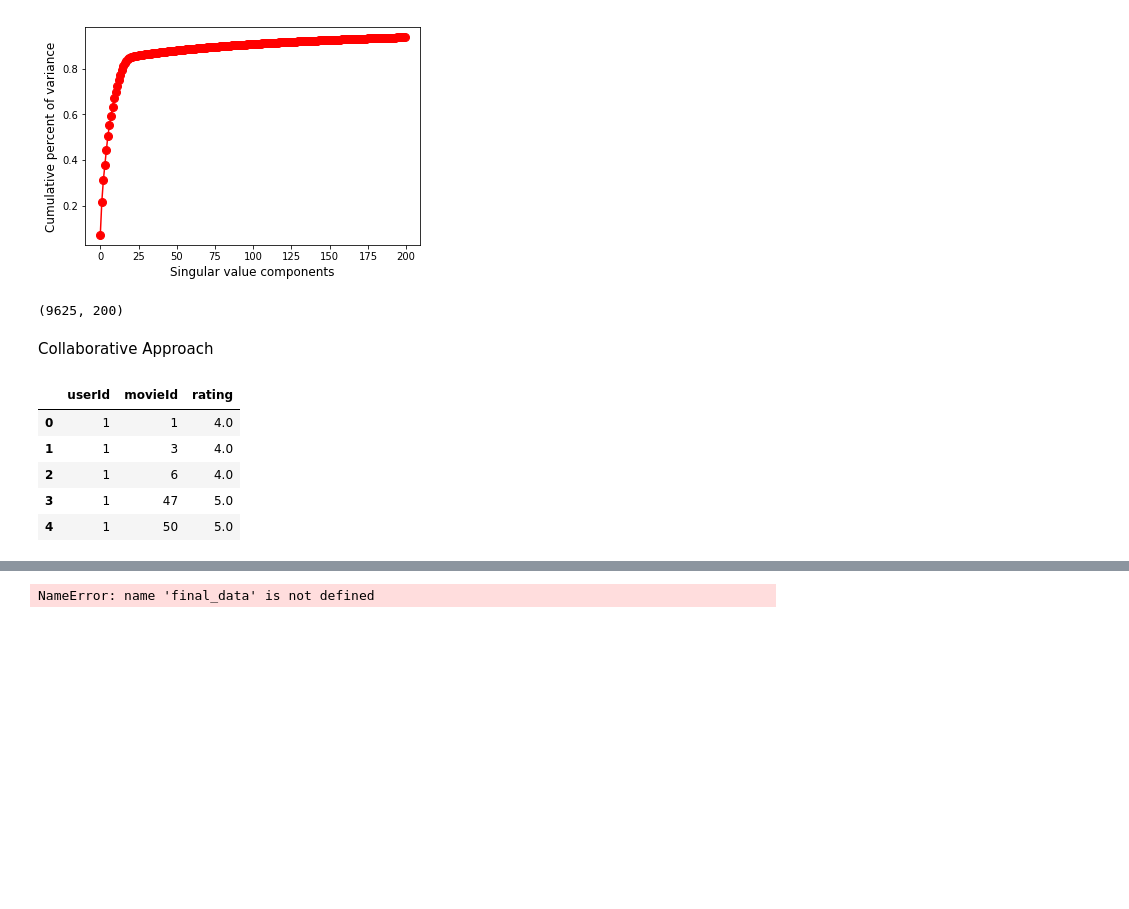
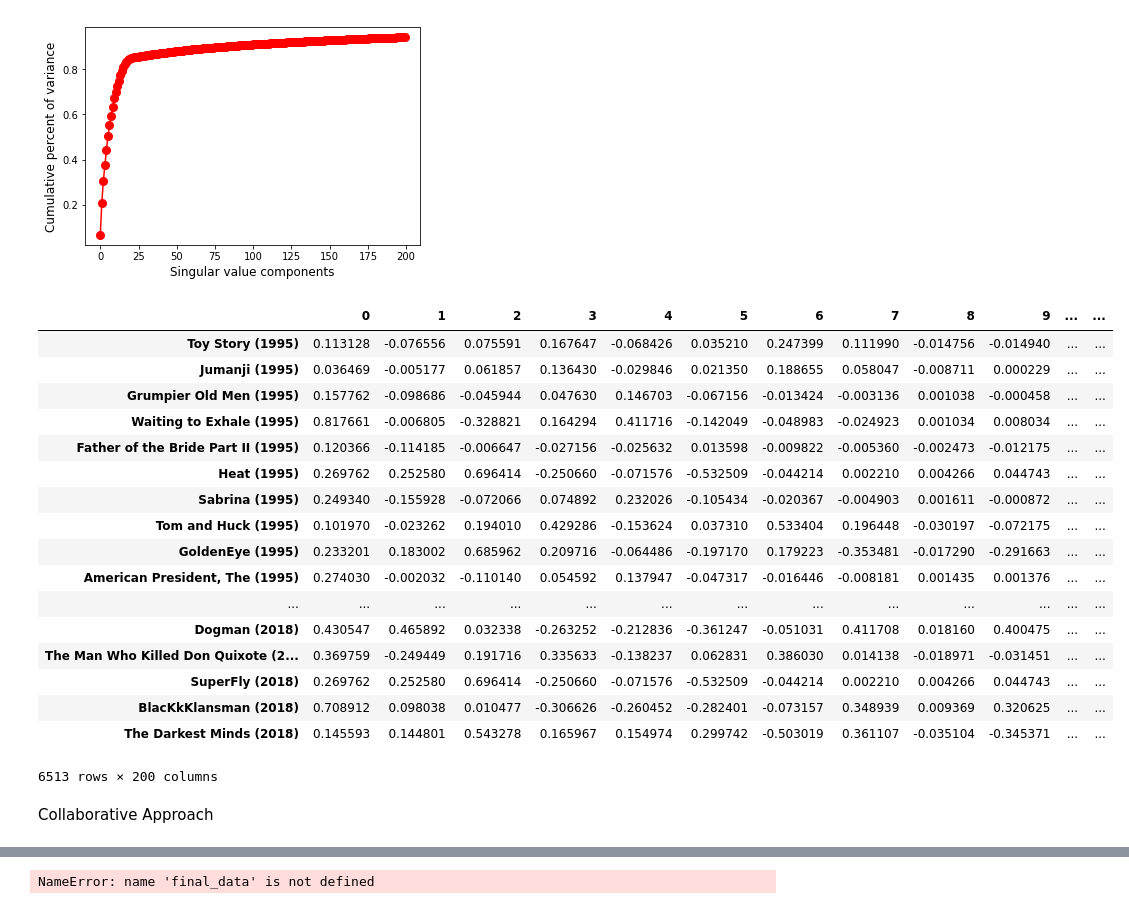
Before and after one commit to yoohanko98/movie-recommendation-system, a Jupyter notebook: jupyter/content_filter_recommendation.ipynb, the cells around one changed output, grey strips where cells are left out. Drawn from its saved outputs; the diff is of its cells as text; code cells hidden in the pictures; blank space fills up the shorter version.

```diff
--- a/jupyter/content_filter_recommendation.ipynb
+++ b/jupyter/content_filter_recommendation.ipynb
@@ -131,16 +150,25 @@ latent_matrix_1_df = pd.DataFrame(latent_matrix[:,0:n], index=Final.title.tolist
 # %%
 # our content latent matrix:
 latent_matrix.shape
+latent_matrix_1_df
 # %% [output]
+|  | 0 | 1 | 2 | 3 | 4 | 5 | 6 | 7 | 8 | 9 | ... | ... |
+| Toy Story (1995) | 0.113128 | -0.076556 | 0.075591 | 0.167647 | -0.068426 | 0.035210 | 0.247399 | 0.111990 | -0.014756 | -0.014940 | ... | ... |
+| Jumanji (1995) | 0.036469 | -0.005177 | 0.061857 | 0.136430 | -0.029846 | 0.021350 | 0.188655 | 0.058047 | -0.008711 | 0.000229 | ... | ... |
+| Grumpier Old Men (1995) | 0.157762 | -0.098686 | -0.045944 | 0.047630 | 0.146703 | -0.067156 | -0.013424 | -0.003136 | 0.001038 | -0.000458 | ... | ... |
+| Waiting to Exhale (1995) | 0.817661 | -0.006805 | -0.328821 | 0.164294 | 0.411716 | -0.142049 | -0.048983 | -0.024923 | 0.001034 | 0.008034 | ... | ... |
+| Father of the Bride Part II (1995) | 0.120366 | -0.114185 | -0.006647 | -0.027156 | -0.025632 | 0.013598 | -0.009822 | -0.005360 | -0.002473 | -0.012175 | ... | ... |
+| Heat (1995) | 0.269762 | 0.252580 | 0.696414 | -0.250660 | -0.071576 | -0.532509 | -0.044214 | 0.002210 | 0.004266 | 0.044743 | ... | ... |
+| Sabrina (1995) | 0.249340 | -0.155928 | -0.072066 | 0.074892 | 0.232026 | -0.105434 | -0.020367 | -0.004903 | 0.001611 | -0.000872 | ... | ... |
+| Tom and Huck (1995) | 0.101970 | -0.023262 | 0.194010 | 0.429286 | -0.153624 | 0.037310 | 0.533404 | 0.196448 | -0.030197 | -0.072175 | ... | ... |
+| GoldenEye (1995) | 0.233201 | 0.183002 | 0.685962 | 0.209716 | -0.064486 | -0.197170 | 0.179223 | -0.353481 | -0.017290 | -0.291663 | ... | ... |
+| American President, The (1995) | 0.274030 | -0.002032 | -0.110140 | 0.054592 | 0.137947 | -0.047317 | -0.016446 | -0.008181 | 0.001435 | 0.001376 | ... | ... |
+| ... | ... | ... | ... | ... | ... | ... | ... | ... | ... | ... | ... | ... |
+| Dogman (2018) | 0.430547 | 0.465892 | 0.032338 | -0.263252 | -0.212836 | -0.361247 | -0.051031 | 0.411708 | 0.018160 | 0.400475 | ... | ... |
+| The Man Who Killed Don Quixote (2... | 0.369759 | -0.249449 | 0.191716 | 0.335633 | -0.138237 | 0.062831 | 0.386030 | 0.014138 | -0.018971 | -0.031451 | ... | ... |
+| SuperFly (2018) | 0.269762 | 0.252580 | 0.696414 | -0.250660 | -0.071576 | -0.532509 | -0.044214 | 0.002210 | 0.004266 | 0.044743 | ... | ... |
+| BlacKkKlansman (2018) | 0.708912 | 0.098038 | 0.010477 | -0.306626 | -0.260452 | -0.282401 | -0.073157 | 0.348939 | 0.009369 | 0.320625 | ... | ... |
+| The Darkest Minds (2018) | 0.145593 | 0.144801 | 0.543278 | 0.165967 | 0.154974 | 0.299742 | -0.503019 | 0.361107 | -0.035104 | -0.345371 | ... | ... |
-(9625, 200)
+6513 rows × 200 columns
 # %% [markdown]
 Collaborative Approach
-# %%
-ratings_f.head()
-# %% [output]
-|  | userId | movieId | rating |
-| 0 | 1 | 1 | 4.0 |
-| 1 | 1 | 3 | 4.0 |
-| 2 | 1 | 6 | 4.0 |
-| 3 | 1 | 47 | 5.0 |
-| 4 | 1 | 50 | 5.0 |
```
Also changed, not shown: parts of 10 cells of this notebook.
